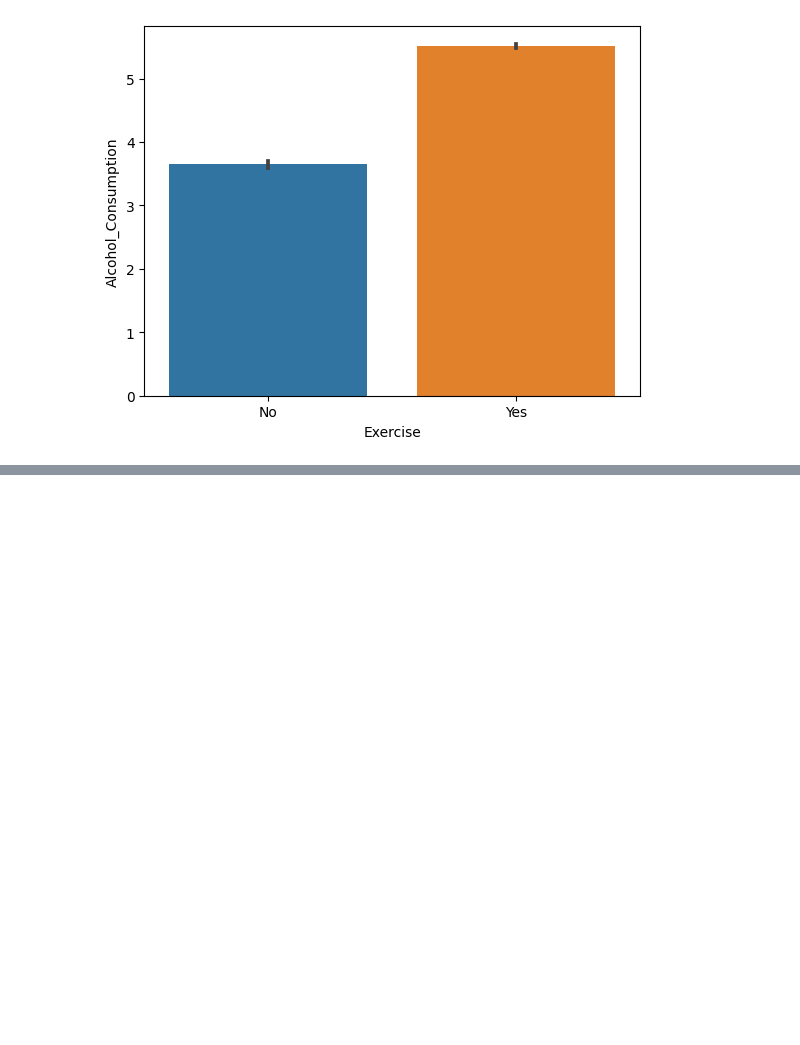
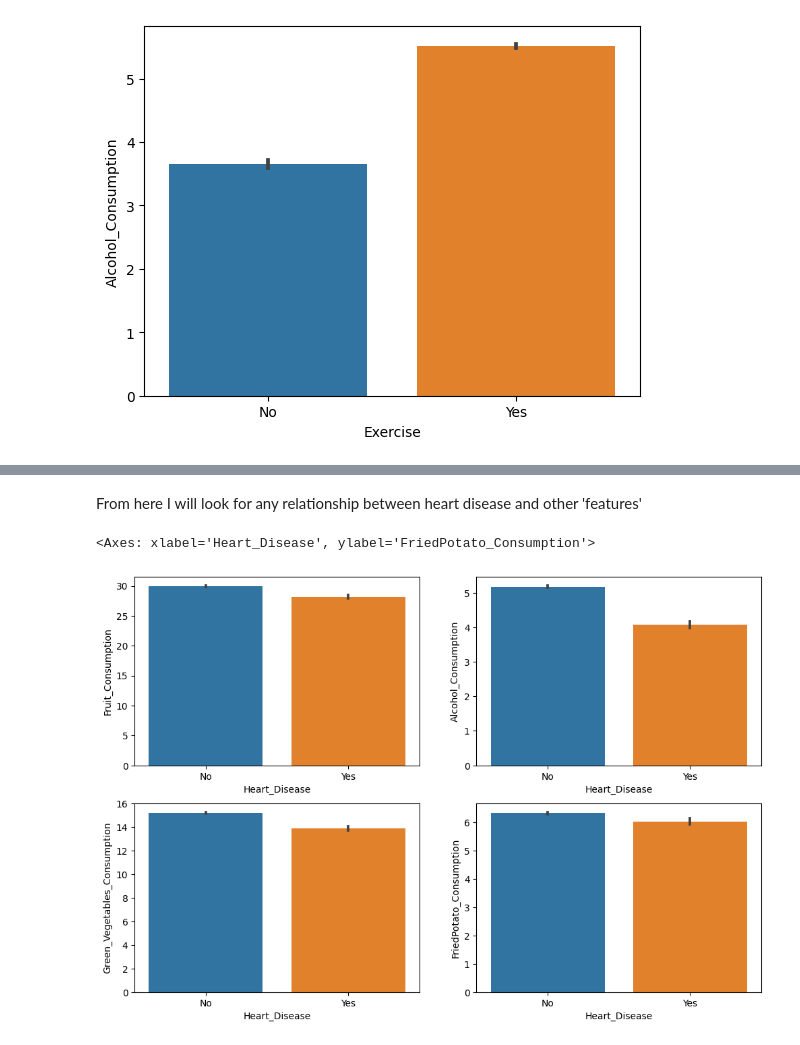
Before and after one commit to Kowallskiy/Cardiovascular-Disease-Risk-Prediction, a Jupyter notebook: Data_Analysis.ipynb, the cells around one changed output, grey strips where cells are left out. Saved outputs shown, nothing was run; the diff lists cells and outputs as text; code cells hidden in the pictures; blank space fills up the shorter version.

```diff
--- a/Data_Analysis.ipynb
+++ b/Data_Analysis.ipynb
@@ -95,0 +99,12 @@ plt.show()
+# %% [markdown]
+From here I will look for any relationship between heart disease and other 'features'
+# %%
+fig, axes1 = plt.subplots(nrows=2, ncols=2, figsize=(12, 8))
+
+sns.barplot(x='Heart_Disease', y='Fruit_Consumption', data=disease_data, ax=axes1[0, 0])
+sns.barplot(x='Heart_Disease', y='Alcohol_Consumption', data=disease_data, ax=axes1[0, 1])
+sns.barplot(x='Heart_Disease', y='Green_Vegetables_Consumption', data=disease_data, ax=axes1[1, 0])
+sns.barplot(x='Heart_Disease', y='FriedPotato_Consumption', data=disease_data, ax=axes1[1, 1])
+# %% [output]
+<Axes: xlabel='Heart_Disease', ylabel='FriedPotato_Consumption'>
+[figure, added]
```
Also changed, not shown: parts of 5 cells of this notebook.
